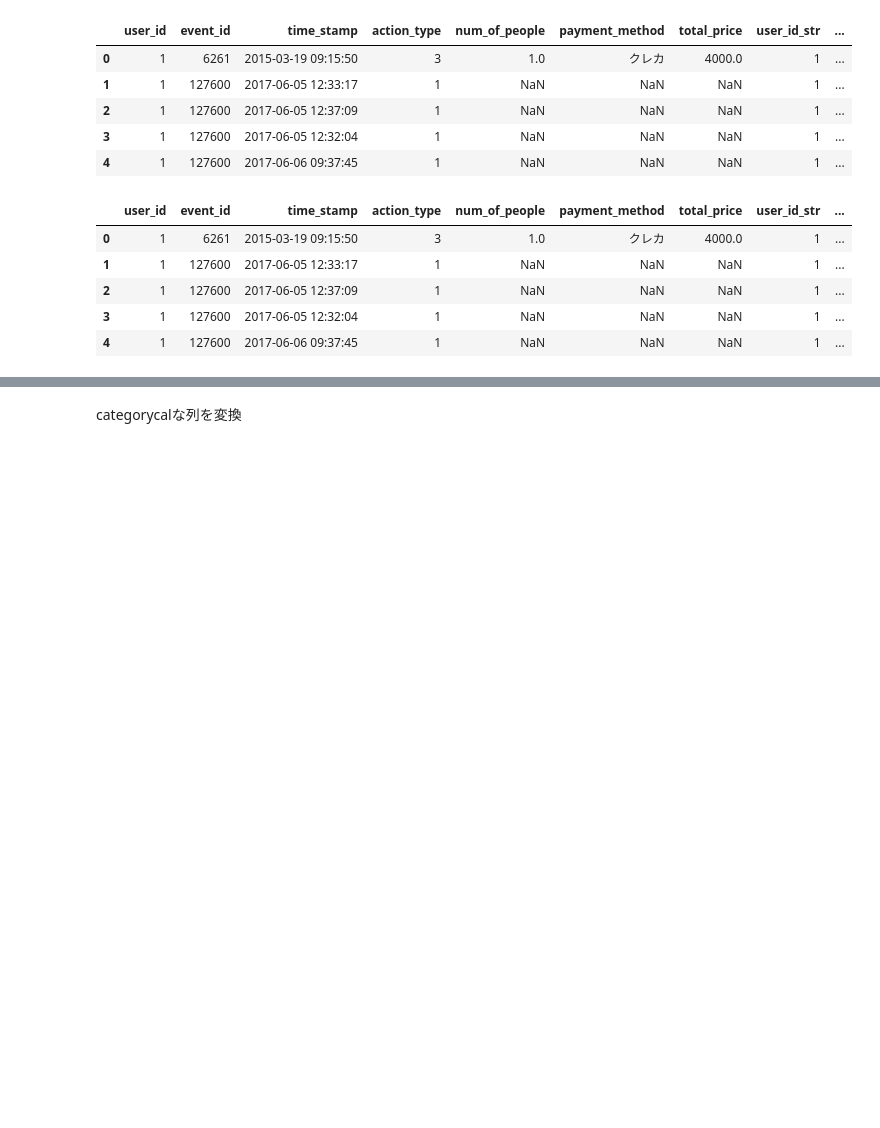
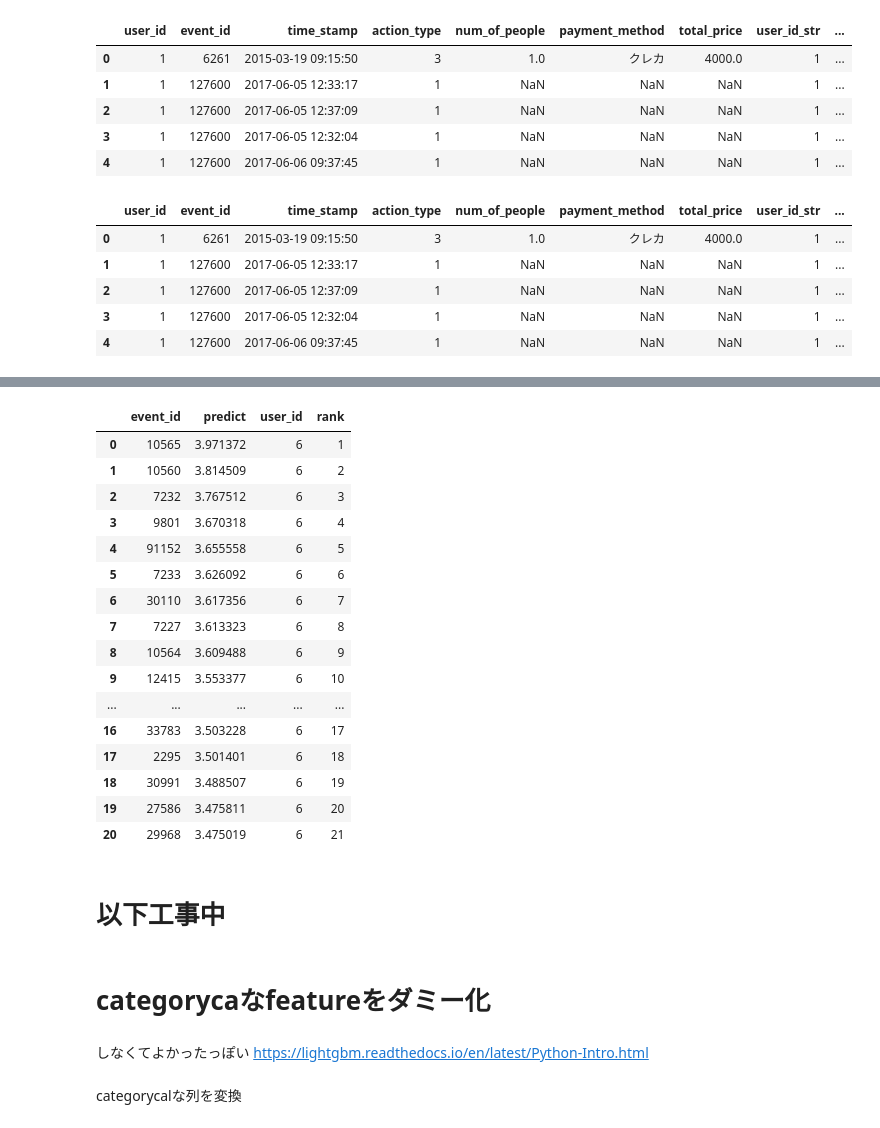
Before and after one commit to OhkaMLsemi/Machi_Kon, a Jupyter notebook: lightGBM.ipynb, the cells around one changed output, grey strips where cells are left out. Drawn from its saved outputs; the diff is of its cells as text; code cells hidden in the pictures; blank space fills up the shorter version.

```diff
--- a/lightGBM.ipynb
+++ b/lightGBM.ipynb
@@ -103,0 +345,18 @@ X.head()
+# %%
+e_pre = prefecture_labeling(X["event_prefecture"])
+e_pre.columns = "event_" + e_pre.columns.values
+u_pre = prefecture_labeling(X["user_prefecture"])
+u_pre.columns = "user_" + u_pre.columns.values
+gen = gender_labeling(X["gender"])
+
+temp = X[list(set(features) - set(["user_prefecture", "event_prefecture", "gender"]))]
+print(temp.shape)
+temp = pd.concat((temp,gen), axis = 1)
+temp = pd.concat((temp,e_pre), axis = 1)
+temp = pd.concat((temp,u_pre), axis = 1)
+
+temp.loc[:,categorical] = temp.loc[:,categorical].astype(np.int64)
+
+X = temp
+print(X.shape)
+X.head()
@@ -103,0 +372,2 @@ X.head()
+# %%
+y_pred = gbm.predict(X, num_iteration=gbm.best_iteration)
@@ -103,0 +379,3 @@ X.head()
+# %%
+result = pd.DataFrame({"event_id":event_list})
+result.loc[:,"predict"] = y_pred
@@ -103,0 +393,5 @@ X.head()
+# %%
+result = result.sort_values(by=["predict"], ascending=False)
+result = result.reset_index(drop = True)
+result.loc[:,"rank"] = result.index.values + 1
+result.head()
@@ -104,3 +487,30 @@ X.head()
+# %%
+recommends[1]
+# %% [output]
+|  | event_id | predict | user_id | rank |
+| 0 | 10565 | 3.971372 | 6 | 1 |
+| 1 | 10560 | 3.814509 | 6 | 2 |
+| 2 | 7232 | 3.767512 | 6 | 3 |
+| 3 | 9801 | 3.670318 | 6 | 4 |
+| 4 | 91152 | 3.655558 | 6 | 5 |
+| 5 | 7233 | 3.626092 | 6 | 6 |
+| 6 | 30110 | 3.617356 | 6 | 7 |
+| 7 | 7227 | 3.613323 | 6 | 8 |
+| 8 | 10564 | 3.609488 | 6 | 9 |
+| 9 | 12415 | 3.553377 | 6 | 10 |
+| ... | ... | ... | ... | ... |
+| 16 | 33783 | 3.503228 | 6 | 17 |
+| 17 | 2295 | 3.501401 | 6 | 18 |
+| 18 | 30991 | 3.488507 | 6 | 19 |
+| 19 | 27586 | 3.475811 | 6 | 20 |
+| 20 | 29968 | 3.475019 | 6 | 21 |
+# %% [markdown]
+# 以下工事中
+# %% [markdown]
+# categorycaなfeatureをダミー化
+# %% [markdown]
+しなくてよかったっぽい
+https://lightgbm.readthedocs.io/en/latest/Python-Intro.html
 # %%
 #categoricalな特徴をダミー化する
 #各特徴に専用の関数を作る
```
Also changed, not shown: parts of 61 cells of this notebook.
